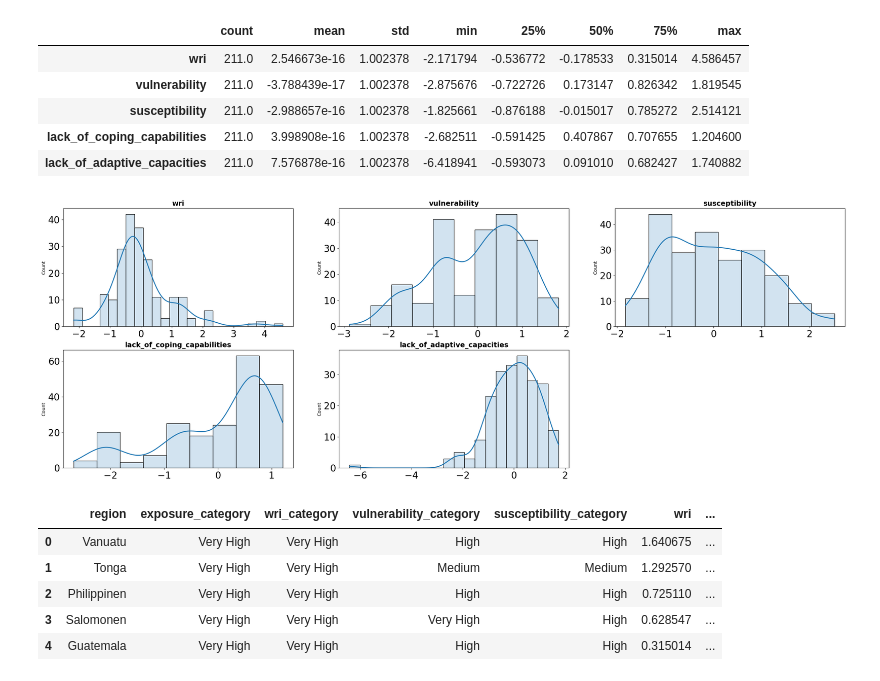
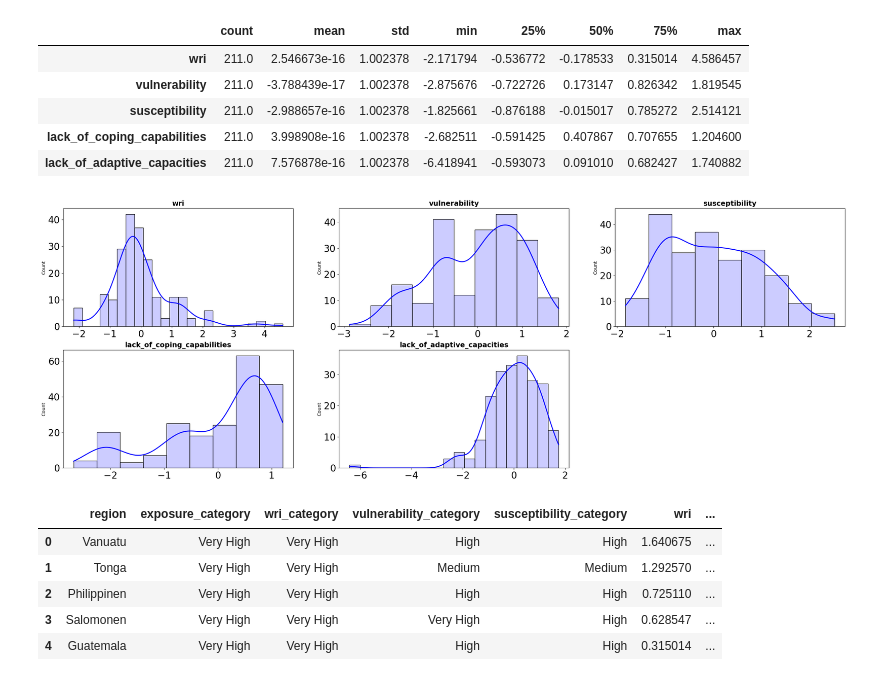
Before and after one commit to VannaLZ/Modulo_3_Sprint_1_VannaPaula, a Jupyter notebook: Regresion Lineal/Lecc6-Estandarizacion.ipynb, the cells around one changed output. Cells and saved outputs as stored; diff of their text form; code cells hidden in the pictures.

```diff
--- a/Regresion Lineal/Lecc6-Estandarizacion.ipynb
+++ b/Regresion Lineal/Lecc6-Estandarizacion.ipynb
@@ -141,6 +141,7 @@ for i, colum in enumerate(columnas_estandar):
         x = colum,
         kde = True,
         line_kws = {'linewidth': 2},
+        color = "grey",
         alpha = 0.2,
         ax = axes[i])
     axes[i].set_title(colum, fontsize = 15, fontweight = 'bold')
@@ -230,22 +231,23 @@ numericas_out_estandar.describe().T #Comprobamos que la desviación estandar es
 # %%
 #Representamos todas las columnas estandarizadas
 fig, axes = plt.subplots(nrows = 2, ncols = 3, figsize = (30, 10))
 columnas_estandar = numericas_out_estandar.columns
 axes = axes.flat
 for i, colum in enumerate(columnas_estandar):
     sns.histplot(
         data = numericas_out_estandar,
         x = colum,
         kde = True,
         line_kws = {'linewidth': 2},
         alpha = 0.2,
+        color = "blue",
         ax = axes[i])
     axes[i].set_title(colum, fontsize = 15, fontweight = 'bold')
     axes[i].tick_params(labelsize = 20)
     axes[i].set_xlabel('')
 fig.delaxes(axes[-1])
 # %% [output]
-[figure, old version]
+[figure, new version]
 # %%
 outliers[numericas_out_estandar.columns] = numericas_out_estandar #Reemplazamos en el df de outliers
 outliers.head()
```
Also changed, not shown: parts of 3 cells of this notebook, 6 other files.
